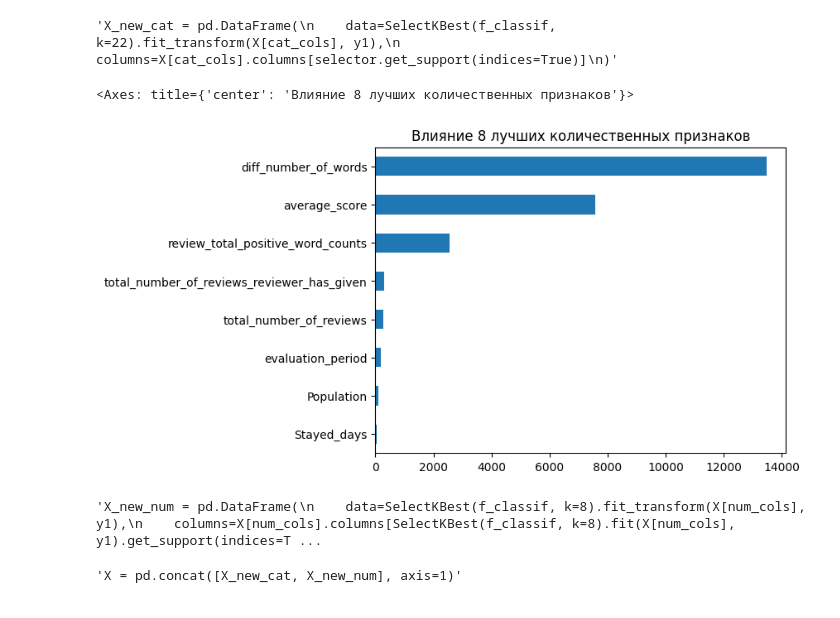
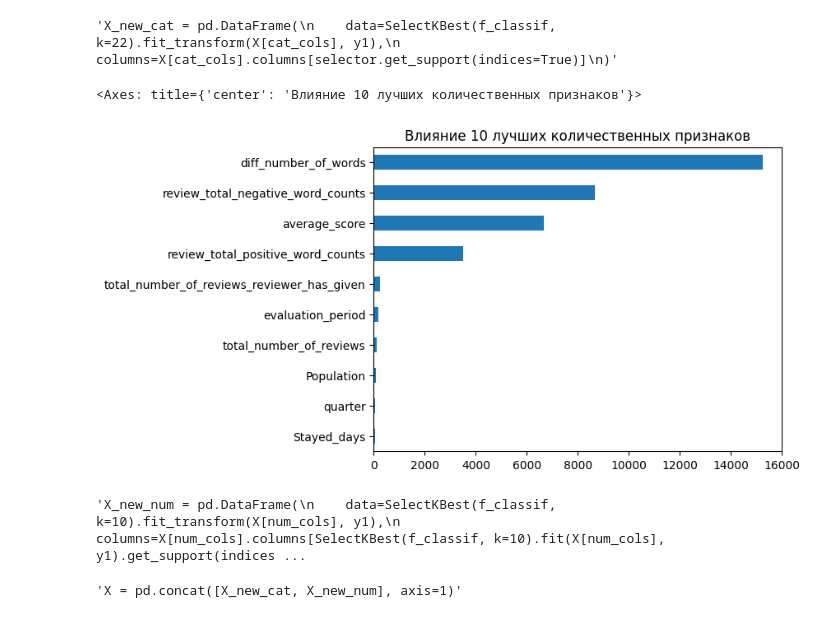
Before and after one commit to StartrexII/DataScienceProjects, a Jupyter notebook: project_3/project_EDA.ipynb, the cells around one changed output. Drawn from its saved outputs; the diff is of its cells as text; code cells hidden in the pictures.

```diff
--- a/project_3/project_EDA.ipynb
+++ b/project_3/project_EDA.ipynb
@@ -170,3 +170,8 @@ print('Количество строк в датасете после очист
 # %% [output]
 Количество дубликатов в данных: 307
 Количество строк в датасете после очистки: 386496
+# %%
+# Визуальный анализ распределений числовых признаков
+numericalColumns = hotels.select_dtypes(include='number').columns.to_list()
+
+hotels[numericalColumns].hist(figsize=(15, 10), bins=30)
@@ -280,6 +350,12 @@ hotels['review_date'] = pd.to_datetime(hotels['review_date'], dayfirst=False)
 hotels['evaluation_period'] = (hotels.groupby('hotel_name')['review_date'].transform('max')
                             - hotels.groupby('hotel_name')['review_date'].transform('min')).dt.days
 
+# Выделим все составляющие даты
+hotels['review_year'] = hotels['review_date'].dt.year
+hotels['review_month'] = hotels['review_date'].dt.month
+hotels['review_day'] = hotels['review_date'].dt.day
+hotels['quarter'] = hotels['review_date'].dt.quarter
+hotels['dayofweek'] = hotels['review_date'].dt.dayofweek
 
 # Удаляем лишнее
 hotels = hotels.drop('review_date', axis=1)
@@ -497,7 +573,7 @@ for elem in colPairs:
     corList.append((elem, matrix.loc[elem[1], elem[0]].round(2)))
 
 # Список пар с сильной корреляцией
-strongCorr = list(filter(lambda x: True if abs(x[1]) > 0.7 else False, corList))
+strongCorr = list(filter(lambda x: True if abs(x[1]) > 0.8 else False, corList))
 
 deleteLst = [] # Список столбцов, которые необходимо удалить из-за сильной корреляции с другими признаками
 
@@ -541,26 +617,25 @@ imp_cat.plot(kind = 'barh', title='Влияние 22 лучших категор
 # %% [output]
 'X_new_cat = pd.DataFrame(\n    data=SelectKBest(f_classif, k=22).fit_transform(X[cat_cols], y1),\n    columns=X[cat_cols].columns[selector.get_support(indices=True)]\n)'
 # %%
-# Оценим 8 лучших числовых признаков
-
-selector =  SelectKBest(f_classif, k=8)
+# Оценим 10 лучших числовых признаков
+selector =  SelectKBest(f_classif, k=10)
 selector.fit(X[num_cols], y1)
 
 
 imp_cat = pd.Series(f_classif(selector.transform(X[num_cols]), y1)[0], index=X[num_cols].columns[selector.get_support(indices=True)])
 imp_cat.sort_values(inplace = True)
-imp_cat.plot(kind = 'barh', title='Влияние 8 лучших количественных признаков')
+imp_cat.plot(kind = 'barh', title='Влияние 10 лучших количественных признаков')
 # %% [output]
-<Axes: title={'center': 'Влияние 8 лучших количественных признаков'}>
+<Axes: title={'center': 'Влияние 10 лучших количественных признаков'}>
-[figure, old version]
+[figure, new version]
 # %%
 # Оставим 8 лучших числовых признаков
 '''X_new_num = pd.DataFrame(
-    data=SelectKBest(f_classif, k=8).fit_transform(X[num_cols], y1),
-    columns=X[num_cols].columns[SelectKBest(f_classif, k=8).fit(X[num_cols], y1).get_support(indices=True)]
+    data=SelectKBest(f_classif, k=10).fit_transform(X[num_cols], y1),
+    columns=X[num_cols].columns[SelectKBest(f_classif, k=10).fit(X[num_cols], y1).get_support(indices=True)]
 )'''
 # %% [output]
-'X_new_num = pd.DataFrame(\n    data=SelectKBest(f_classif, k=8).fit_transform(X[num_cols], y1),\n    columns=X[num_cols].columns[SelectKBest(f_classif, k=8).fit(X[num_cols], y1).get_support(indices=T ...
+'X_new_num = pd.DataFrame(\n    data=SelectKBest(f_classif, k=10).fit_transform(X[num_cols], y1),\n    columns=X[num_cols].columns[SelectKBest(f_classif, k=10).fit(X[num_cols], y1).get_support(indices ...
 # %%
 # Объединяем в один итоговый датафрейм
 '''X = pd.concat([X_new_cat, X_new_num], axis=1)'''
```
Also changed, not shown: parts of 7 cells of this notebook.
